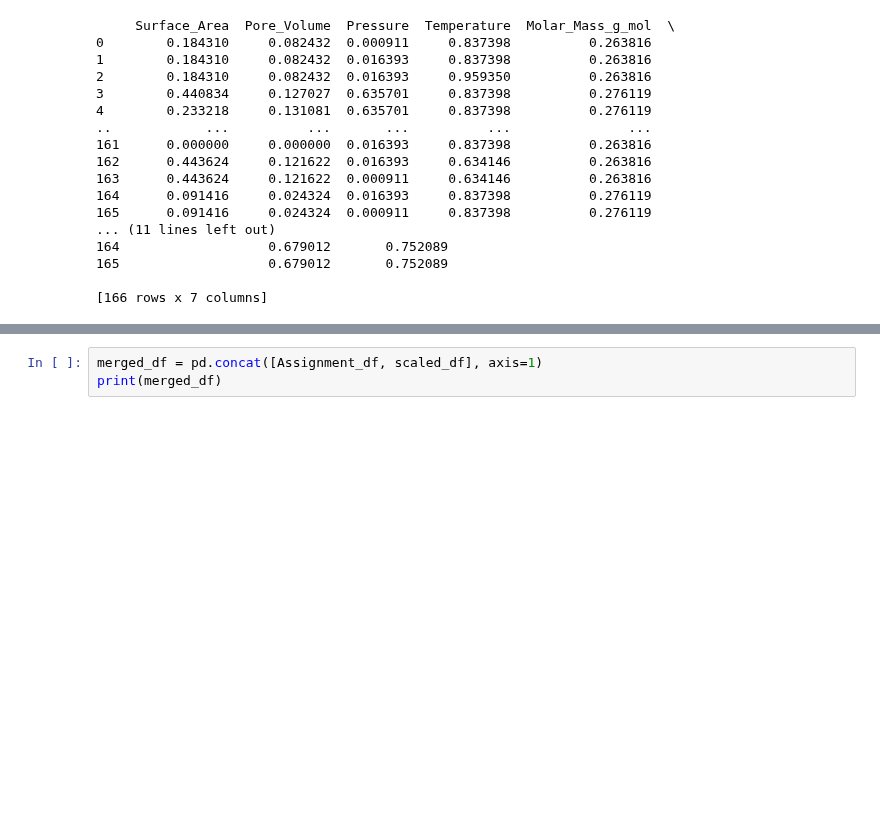
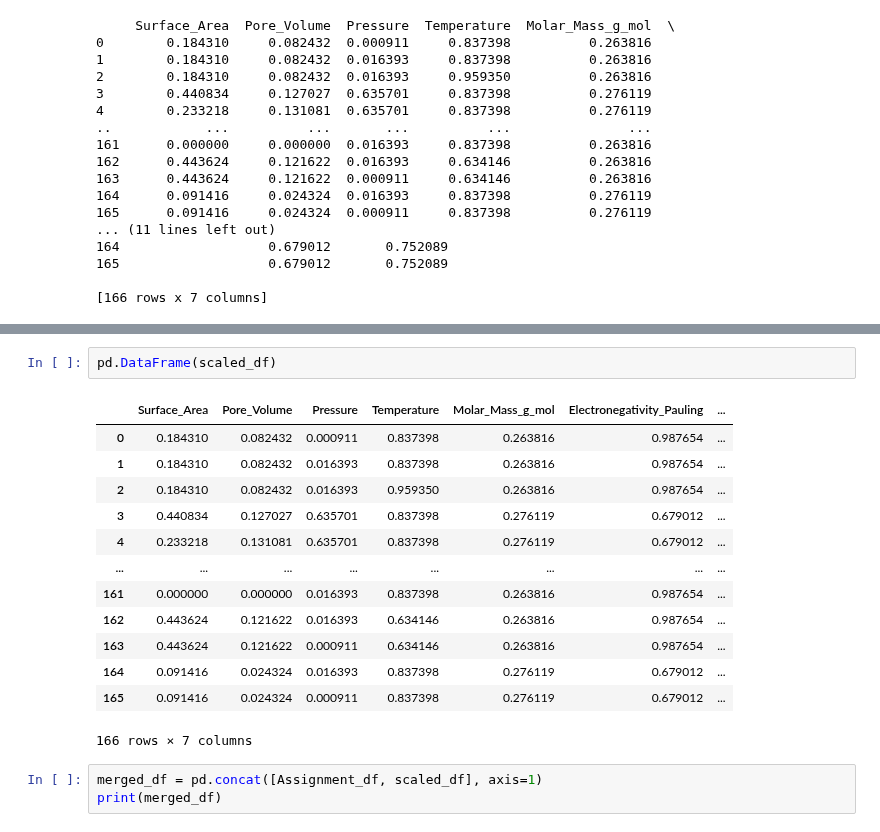
Before and after one commit to huliyao1115/Hello-world, a Jupyter notebook: Final Assignment-Polynominal Regression.ipynb, the cells around one changed output, grey strips where cells are left out. Cells and saved outputs as stored; diff of their text form; blank space fills up the shorter version.

```diff
--- a/Final Assignment-Polynominal Regression.ipynb
+++ b/Final Assignment-Polynominal Regression.ipynb
@@ -141,3 +123,19 @@ print(scaled_df)
+# %%
+pd.DataFrame(scaled_df)
+# %% [output]
+|  | Surface_Area | Pore_Volume | Pressure | Temperature | Molar_Mass_g_mol | Electronegativity_Pauling | ... |
+| 0 | 0.184310 | 0.082432 | 0.000911 | 0.837398 | 0.263816 | 0.987654 | ... |
+| 1 | 0.184310 | 0.082432 | 0.016393 | 0.837398 | 0.263816 | 0.987654 | ... |
+| 2 | 0.184310 | 0.082432 | 0.016393 | 0.959350 | 0.263816 | 0.987654 | ... |
+| 3 | 0.440834 | 0.127027 | 0.635701 | 0.837398 | 0.276119 | 0.679012 | ... |
+| 4 | 0.233218 | 0.131081 | 0.635701 | 0.837398 | 0.276119 | 0.679012 | ... |
+| ... | ... | ... | ... | ... | ... | ... | ... |
+| 161 | 0.000000 | 0.000000 | 0.016393 | 0.837398 | 0.263816 | 0.987654 | ... |
+| 162 | 0.443624 | 0.121622 | 0.016393 | 0.634146 | 0.263816 | 0.987654 | ... |
+| 163 | 0.443624 | 0.121622 | 0.000911 | 0.634146 | 0.263816 | 0.987654 | ... |
+| 164 | 0.091416 | 0.024324 | 0.016393 | 0.837398 | 0.276119 | 0.679012 | ... |
+| 165 | 0.091416 | 0.024324 | 0.000911 | 0.837398 | 0.276119 | 0.679012 | ... |
+166 rows × 7 columns
 # %%
 merged_df = pd.concat([Assignment_df, scaled_df], axis=1)
 print(merged_df)
```
Also changed, not shown: parts of 10 cells of this notebook.
